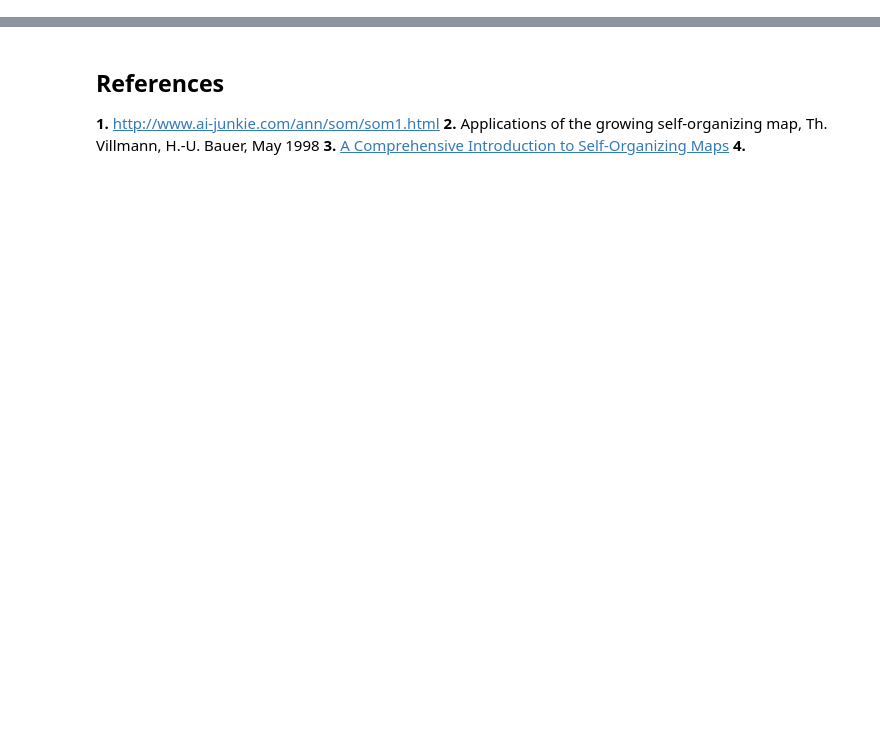
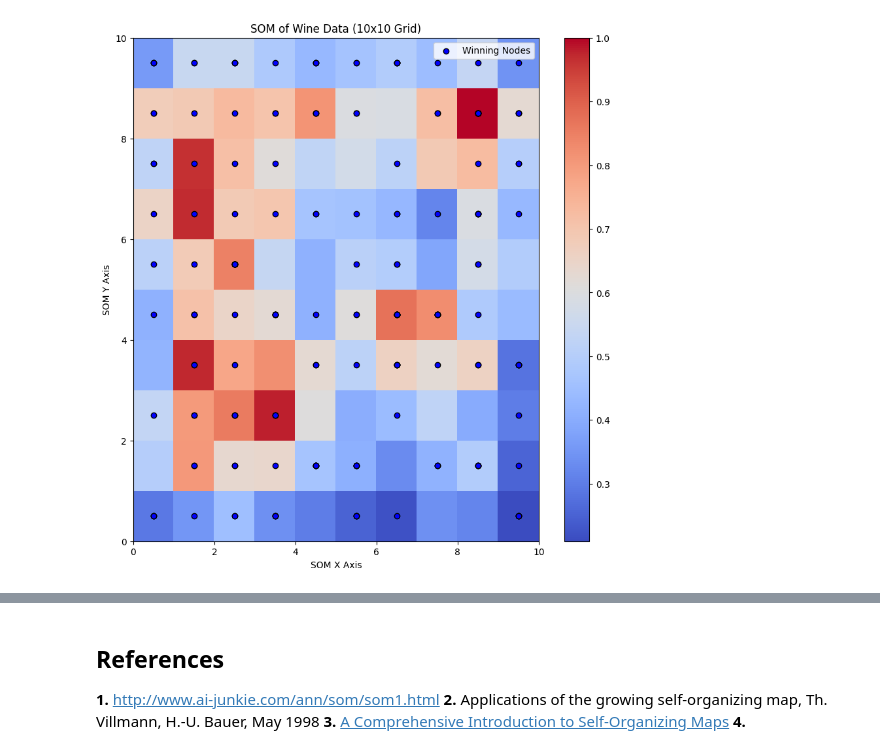
Before and after one commit to OOiiOOiiOO/SOFM_FUM, a Jupyter notebook: SOFM.ipynb, the cells around one changed output, grey strips where cells are left out. Saved outputs shown, nothing was run; the diff lists cells and outputs as text; code cells hidden in the pictures; blank space fills up the shorter version.

```diff
--- a/SOFM.ipynb
+++ b/SOFM.ipynb
@@ -611,0 +146,49 @@ Reshape your data either using array.reshape(-1, 1) if your data has a single fe
+# %%
+# Import necessary libraries for SOFM and data loading
+!pip install minisom
+import numpy as np
+import pandas as pd
+from sklearn.preprocessing import MinMaxScaler
+from minisom import MiniSom
+import matplotlib.pyplot as plt
+
+# Load the Wine dataset
+url = "https://archive.ics.uci.edu/ml/machine-learning-databases/wine/wine.data"
+df = pd.read_csv(url, header=None)
+
+# Separate features and labels (if needed)
+X = df.iloc[:, 1:].values  # Features
+# y = df.iloc[:, 0].values  # Uncomment if you want to use labels
+
+# Normalize the data
+scaler = MinMaxScaler()
+data_normalized = scaler.fit_transform(X)
+
+# Define the size of the SOM grid
+som_grid_x = 10
+som_grid_y = 10
+
+# Initialize and train the Self-Organizing Feature Map (SOFM)
+som = MiniSom(x=som_grid_x, y=som_grid_y, input_len=data_normalized.shape[1], sigma=1.0, learning_rate=0.5)
+som.random_weights_init(data_normalized)
+som.train_random(data_normalized, 100)  # Train for 100 iterations
+
+# Get the winner nodes for each data point
+winner_nodes = np.array([som.winner(x) for x in data_normalized])
+
+# Create a dataframe to store winner nodes
+winner_df = pd.DataFrame(winner_nodes, columns=['x', 'y'])
+
+# Visualizing the SOM
+plt.figure(figsize=(10, 10))
+plt.pcolor(som.distance_map().T, cmap='coolwarm')  # Plot the distance map as background
+plt.colorbar()
+
+# Plot the winning nodes for each data point
+plt.scatter(winner_nodes[:, 0] + 0.5, winner_nodes[:, 1] + 0.5, c='blue', edgecolors='k', label='Winning Nodes')
+plt.title('SOM of Wine Data (10x10 Grid)')
+plt.xlabel('SOM X Axis')
+plt.ylabel('SOM Y Axis')
+plt.legend()
+plt.show()
+# %% [output]
@@ -612,3 +196,4 @@ Reshape your data either using array.reshape(-1, 1) if your data has a single fe
+[figure, added]
 # %%
 import numpy as np
 import pandas as pd
```
Also changed, not shown: parts of 11 cells of this notebook.
